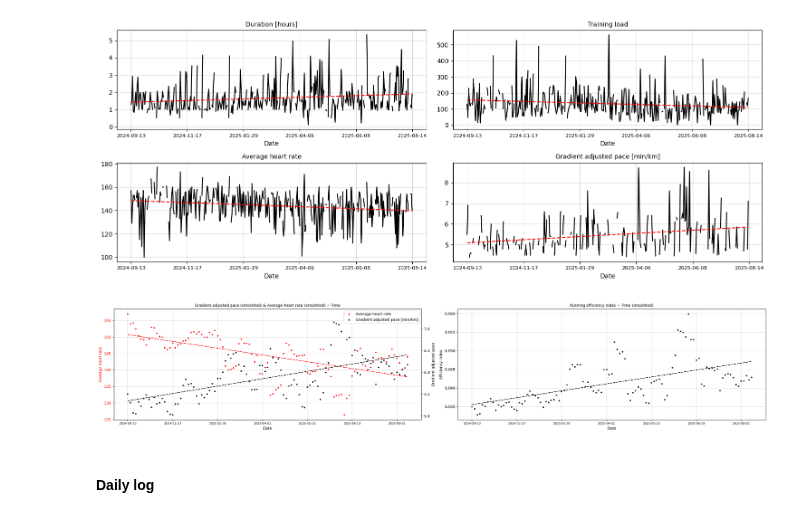
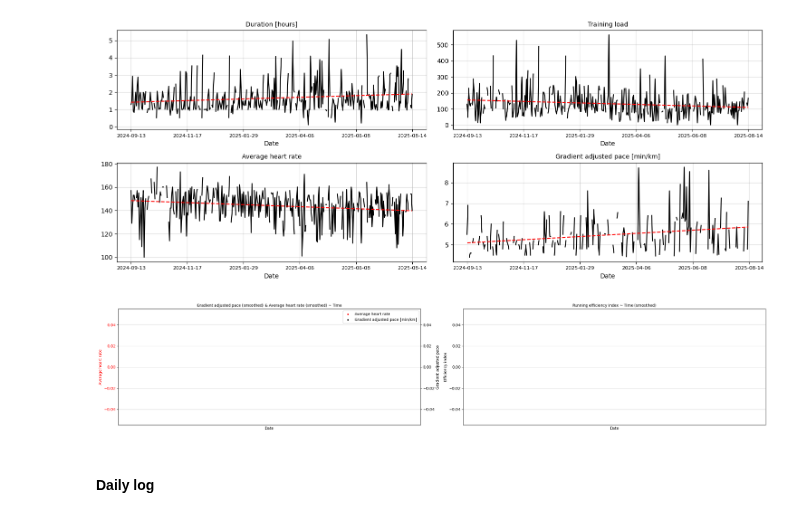
Before and after one commit to 1312Bravo/TrainingPeaks_customLog, a Jupyter notebook: analysis_sandbox/sandbox.ipynb, the cells around one changed output. Saved outputs shown, nothing was run; the diff lists cells and outputs as text; code cells hidden in the pictures.

```diff
--- a/analysis_sandbox/sandbox.ipynb
+++ b/analysis_sandbox/sandbox.ipynb
@@ -100,6 +104,9 @@ Missing dates = []
 
 # Normalized HRV values (-inf, inf) ~> Upper bound = 1, Lower bound = 0 ~> Lower = better
 daily_log_df["HRV normalized"] = (daily_log_df["HRV"] - daily_log_df["HRV baseline lower"]) / (daily_log_df["HRV baseline upper"] - daily_log_df["HRV baseline lower"])
+
+# Races
+tp_log_df["Description"] = np.where(tp_log_df["Description"].str.contains("Race"), "Race", tp_log_df["Description"])
 
 # Performance vs. effor ~> Heart rate vs. Gradient adjusted pace
 # --> "Running efficiency index (EF)" = Gradient adjusted pace / Average heart rate
@@ -176,12 +183,12 @@ plt.show()
 # %%
 # Aerobic runs ~ Relationship between Gradient adjusted pace & Average heart rate
 
-# Prepare
+# Prepare ~> Also some races are in ...
 aerobic_runs = (
     tp_log_df
     .query("`Activity type` in (['Trail Running', 'Running'])") # Trail running
     .query("`Description`.str.contains('Running')") # Normal runs ~ No specific training (aerobic runs)
-    .query("`Aerobic training effect` < 5.0") # Filter out races
+    .query("Description == 'Race'") # Remove races
     )
 
 aerobic_runs["Gradient adjusted pace [min/km] smoothed"] = aerobic_runs["Gradient adjusted pace [min/km]"].rolling(window=5, min_periods=1).mean()
@@ -199,34 +206,34 @@ ax[0].set_ylabel("Average heart rate", color="red")
 ax[0].tick_params(axis="y", labelcolor="red")
 
 ax1 = ax[0].twinx()
 ax1.scatter(indices, aerobic_runs["Gradient adjusted pace [min/km] smoothed"], label="Gradient adjusted pace [min/km]", color="black", s=8)
 sns.regplot(x=indices, y=aerobic_runs["Gradient adjusted pace [min/km] smoothed"], color="black", line_kws={"linestyle":"--", "linewidth":1.5}, ci=None, scatter=False, ax=ax1)
 ax1.set_ylabel("Gradient adjusted pace", color="black")
 ax1.tick_params(axis="y", labelcolor="black")
 
 handles1, labels1 = ax[0].get_legend_handles_labels()
 handles2, labels2 = ax1.get_legend_handles_labels()
 ax1.legend(handles1 + handles2, labels1 + labels2, loc="upper right")
 
 # Plot 2 ~> Running efficiency index
 aerobic_runs["EF"] = aerobic_runs.apply(lambda row: EF_formula(row["Gradient adjusted pace [min/km]"], row["Average heart rate"]), axis=1)
 aerobic_runs["EF smoothed"] = aerobic_runs["EF"].rolling(window=5, min_periods=1).mean()
 
 ax[1].set_title("Running efficiency index ~ Time (smoothed)", fontsize=10)
 ax[1].scatter(indices, aerobic_runs["EF smoothed"], color="black", s=8)
 sns.regplot(x=indices, y=aerobic_runs["EF smoothed"], color="black", line_kws={"linestyle":"--", "linewidth":1.5}, ci=None, scatter=False, ax=ax[1])
 ax[1].set_ylabel("Efficiency index", color="black")
 
 for i in [0,1]:
     ax[i].set_xticks(indices[::max(1, len(indices)//6)])
     ax[i].set_xticklabels(aerobic_runs["Datetime"].dt.strftime("%Y-%m-%d")[::max(1, len(indices)//6)], fontsize=8, rotation=0)
     ax[i].set_xlabel("Date")
     ax[i].grid(alpha=.5)
 
 plt.tight_layout()
 plt.show()
 # %% [output]
-[figure, old version]
+[figure, new version]
 # %% [markdown]
 #### Daily log
 # %%
```
Also changed, not shown: parts of 5 cells of this notebook.
